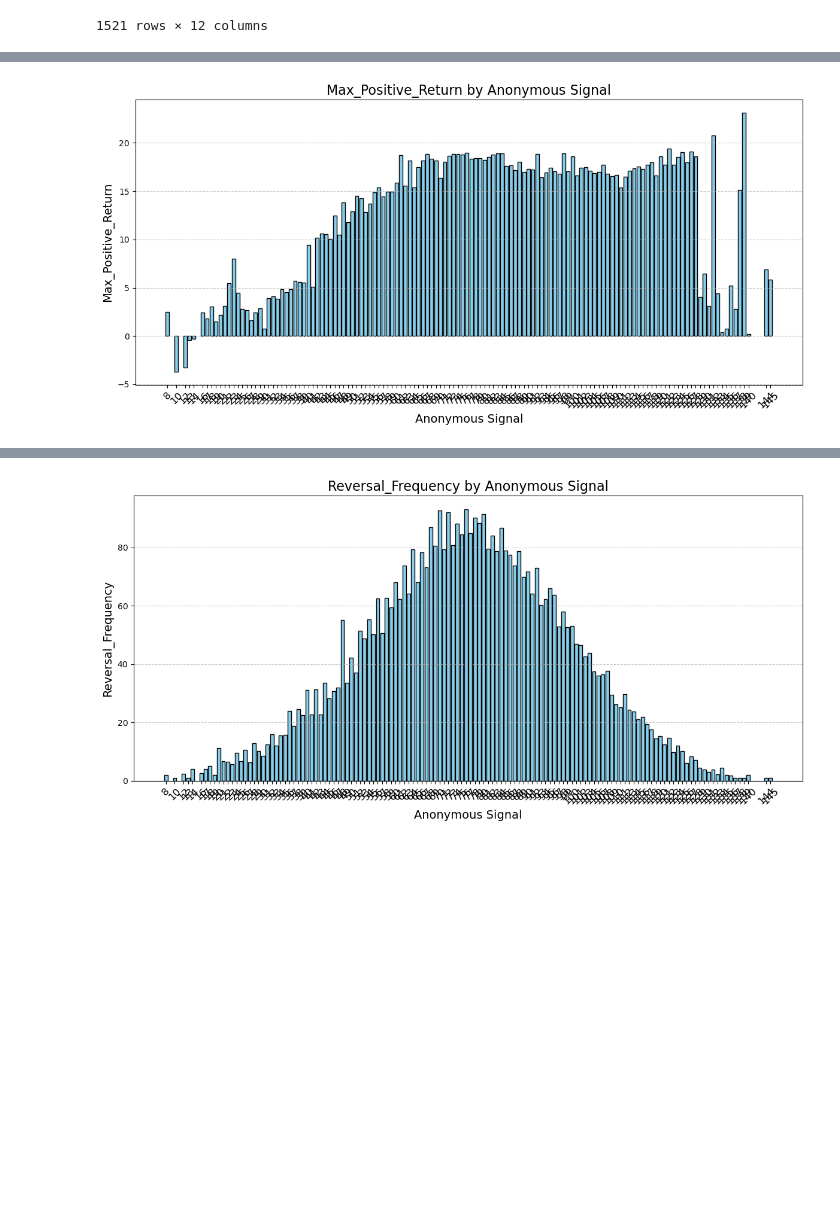
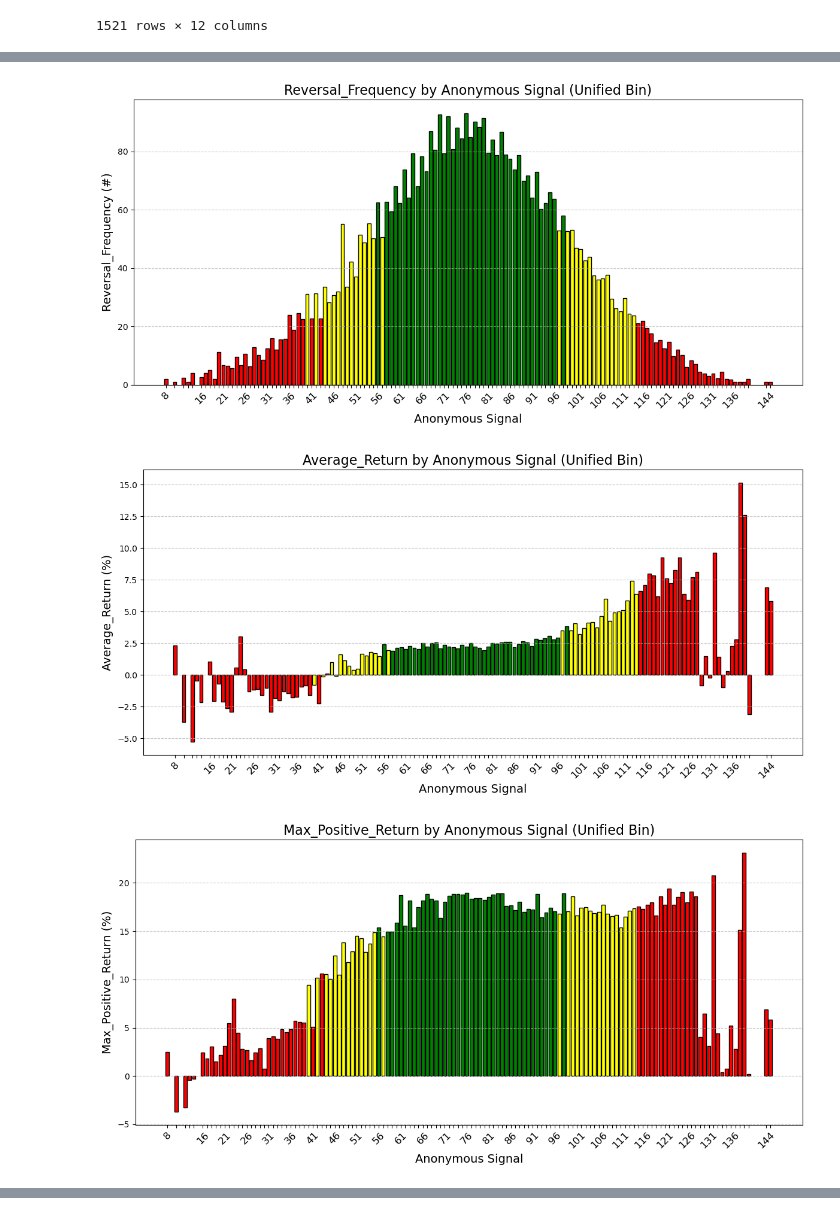
Before and after one commit to Matthew1172/IT-DA-Midterm, a Jupyter notebook: main.ipynb, the cells around one changed output, grey strips where cells are left out. Cells and saved outputs as stored; diff of their text form; code cells hidden in the pictures; blank space fills up the shorter version.

Commit message:
adding graphs

```diff
--- a/main.ipynb
+++ b/main.ipynb
@@ -149,15 +352,55 @@ plt.show()
 # %%
-# Plot the Max_Positive_Return for each anonymous signal
-plt.figure(figsize=(12, 6))
-plt.bar(df_combined_avg["anonymous signal"], df_combined_avg["Max_Positive_Return"], color="skyblue", edgecolor="black")
-plt.title("Max_Positive_Return by Anonymous Signal", fontsize=16)
-plt.xlabel("Anonymous Signal", fontsize=14)
-plt.ylabel("Max_Positive_Return", fontsize=14)
-plt.xticks(df_combined_avg["anonymous signal"], rotation=45, fontsize=12)
-plt.grid(axis="y", linestyle="--", alpha=0.7)
+# List of return value columns
+return_columns = [
+    "Reversal_Frequency",
+    "Average_Return",
+    "Max_Positive_Return",
+    "Max_Negative_Return",
+    "Forward_1D_Return_Avg",
+    "Forward_2D_Return_Avg",
+    "Forward_3D_Return_Avg",
+    "Forward_4D_Return_Avg",
+    "Forward_5D_Return_Avg",
+    "Two_Day_Reversal_Return_Avg"
+]
 
-# Show the plot
-plt.tight_layout()
-plt.show()
+# Define color mapping for the unified bin
+bin_colors = {"low": "red", "med": "yellow", "high": "green"}
+
+# Map colors to the bars based on the Unified_Bin column
+bar_colors = df_combined_avg["Unified_Bin"].map(bin_colors)
+
+# Plot each return column with the unified bin coloring
+for return_column in return_columns:
+    # Plot
+    plt.figure(figsize=(12, 6))
+    plt.bar(
+        df_combined_avg["anonymous signal"],
+        df_combined_avg[return_column],
+        color=bar_colors,
+        edgecolor="black"
+    )
+
+    # Add title and labels
+    plt.title(f"{return_column} by Anonymous Signal (Unified Bin)", fontsize=16)
+    plt.xlabel("Anonymous Signal", fontsize=14)
+
+    # Dynamically set y-axis label
+    return_column_label = f"{return_column} (%)" if "Return" in return_column else f"{return_column} (#)"
+    plt.ylabel(return_column_label, fontsize=14)
+
+    # Display every 5th signal on the x-axis
+    x_positions = df_combined_avg["anonymous signal"]
+    x_labels = [label if i % 5 == 0 else "" for i, label in enumerate(x_positions)]
+    plt.xticks(df_combined_avg["anonymous signal"], x_labels, rotation=45, fontsize=12)
+
+    # Add grid for better readability
+    plt.grid(axis="y", linestyle="--", alpha=0.7)
+
+    # Show the plot
+    plt.tight_layout()
+    plt.show()
 # %% [output]
-[figure, old version]
+[figure, new version]
+[figure, added]
+[figure, added]
@@ -164,15 +413,0 @@ plt.show()
-# %%
-# Plot the Reversal_Frequency for each anonymous signal
-plt.figure(figsize=(12, 6))
-plt.bar(df_combined_avg["anonymous signal"], df_combined_avg["Reversal_Frequency"], color="skyblue", edgecolor="black")
-plt.title("Reversal_Frequency by Anonymous Signal", fontsize=16)
-plt.xlabel("Anonymous Signal", fontsize=14)
-plt.ylabel("Reversal_Frequency", fontsize=14)
-plt.xticks(df_combined_avg["anonymous signal"], rotation=45, fontsize=12)
-plt.grid(axis="y", linestyle="--", alpha=0.7)
-
-# Show the plot
-plt.tight_layout()
-plt.show()
-# %% [output]
-[figure, removed]
```
Also changed, not shown: parts of 10 cells of this notebook.
